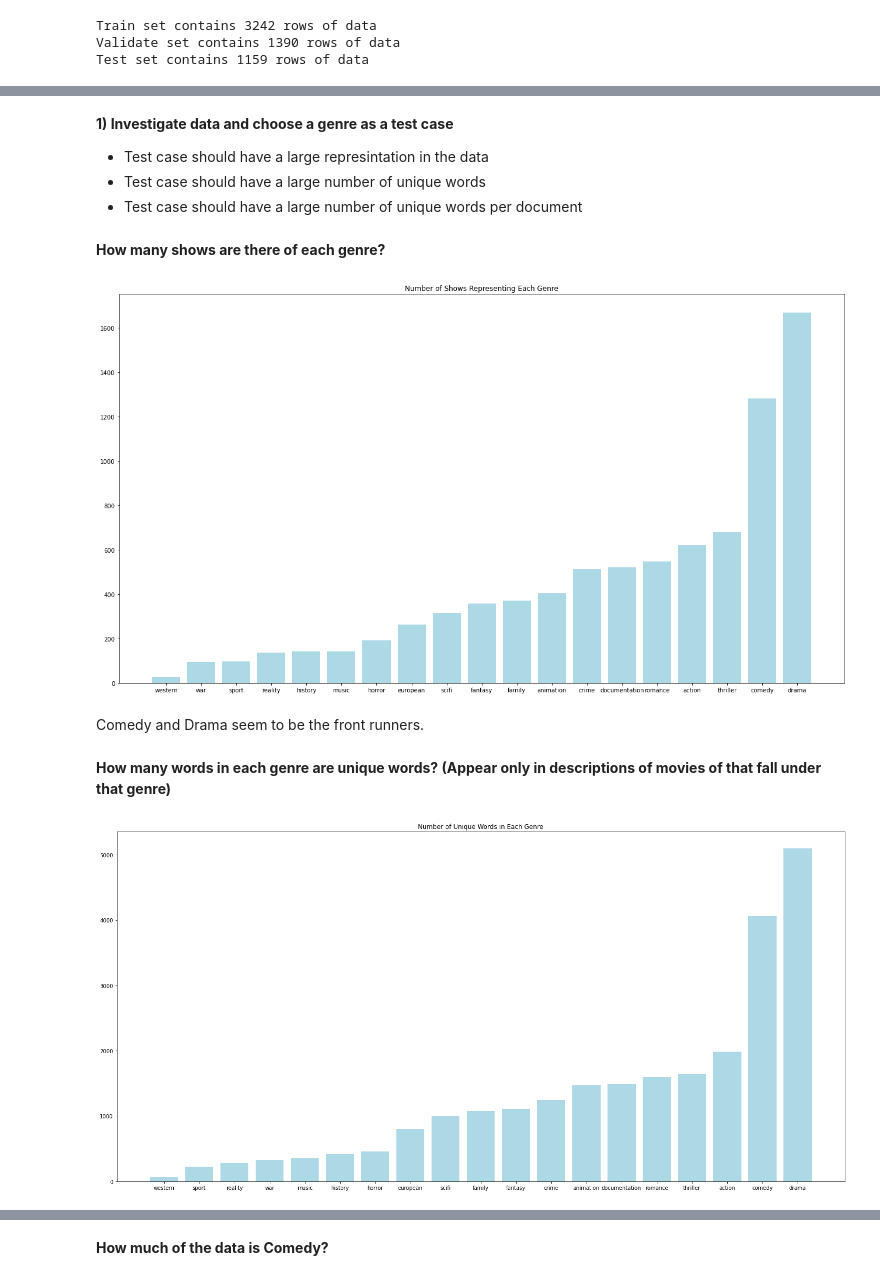
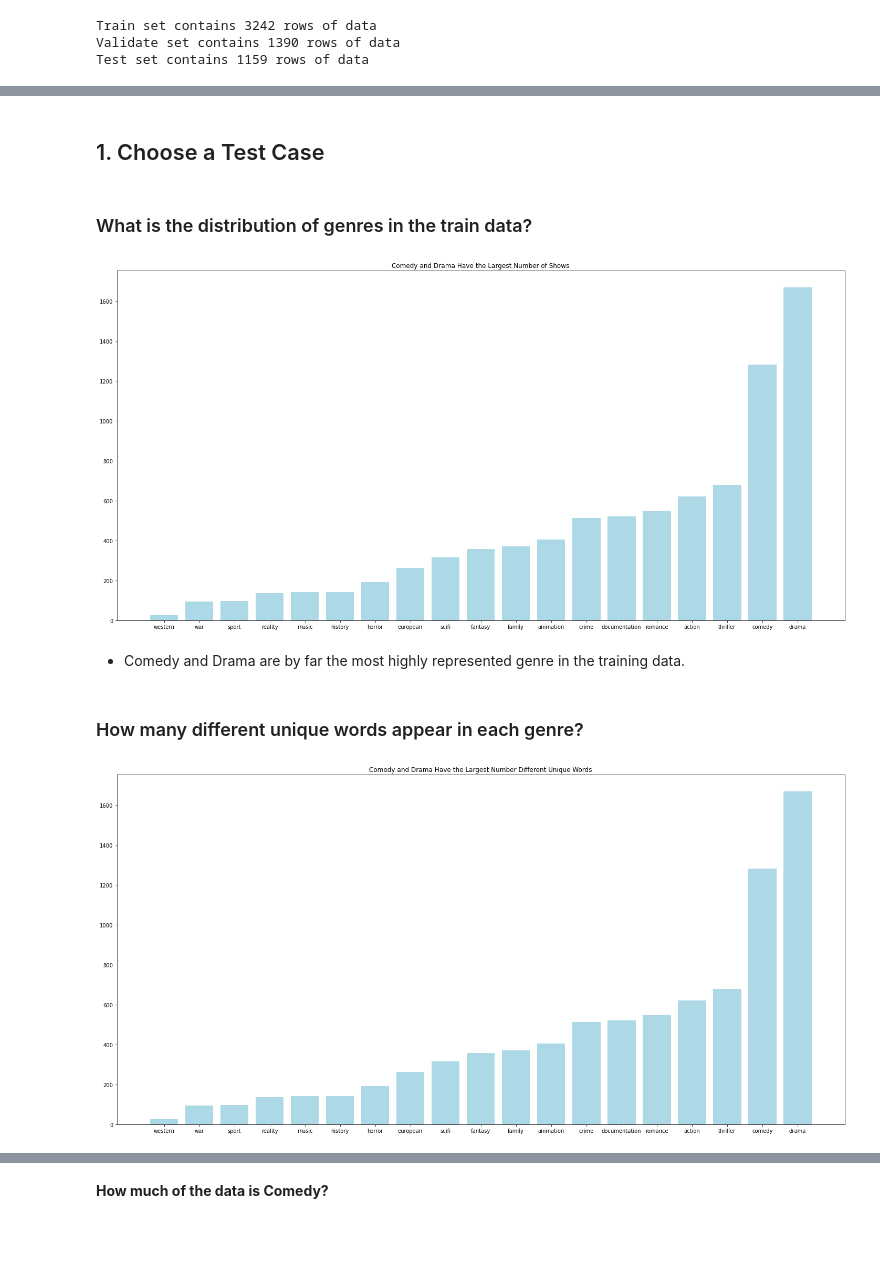
Before and after one commit to Johndsalas/netflix_genre_labeler, a Jupyter notebook: main.ipynb, the cells around one changed output, grey strips where cells are left out. Drawn from its saved outputs; the diff is of its cells as text; code cells hidden in the pictures; blank space fills up the shorter version.

```diff
--- a/main.ipynb
+++ b/main.ipynb
@@ -84,26 +99,24 @@ word_counts = e.get_counts(word_freq)
 # get relative document frequency list and list of only the numbers
 doc_freq = e.get_doc_freq(train)
 doc_counts = e.get_counts(doc_freq)
-# %% [markdown]
-**1) Investigate data and choose a genre as a test case**
-
-   * Test case should have a large represintation in the data
-   * Test case should have a large number of unique words
-   * Test case should have a large number of unique words per document
+# %% [markdown]
+## 1. Choose a Test Case
 # %% [markdown]
-**How many shows are there of each genre?**
+### What is the distribution of genres in the train data?
 # %%
-# get distribution of genres
-e.shows_per_gen(train, gen_set)
+# display distribution of genres
+shows_per_gen = e.get_shows_per_gen(train, gen_set)
+e.get_bar(shows_per_gen, "Comedy and Drama Have the Largest Number of Shows")
 # %% [output]
-[figure, old version]
+[figure, new version]
 # %% [markdown]
-Comedy and Drama seem to be the front runners.
+* Comedy and Drama are by far the most highly represented genre in the training data.
 # %% [markdown]
-**How many words in each genre are unique words? (Appear only in descriptions of movies of that fall under that genre)**
+### How many different unique words appear in each genre?
 # %%
-# get number of unique words fro each genre
-e.unique_words_per_gen(train, gen_set)
+# display number of different unique words in each genre
+unique_words_per_gen = e.get_unique_words_per_gen(train, gen_set)
+e.get_bar(shows_per_gen, "Comedy and Drama Have the Largest Number Different Unique Words")
 # %% [output]
-[figure, old version]
+[figure, new version]
 # %% [markdown]
```
Also changed, not shown: parts of 13 cells of this notebook, 2 other files.
